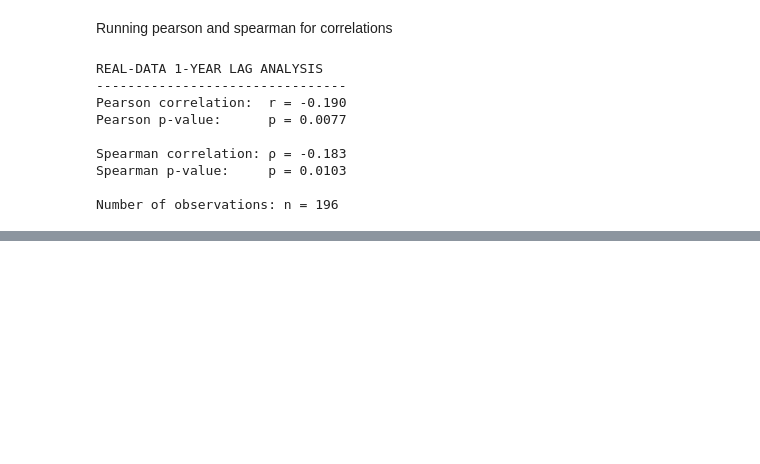
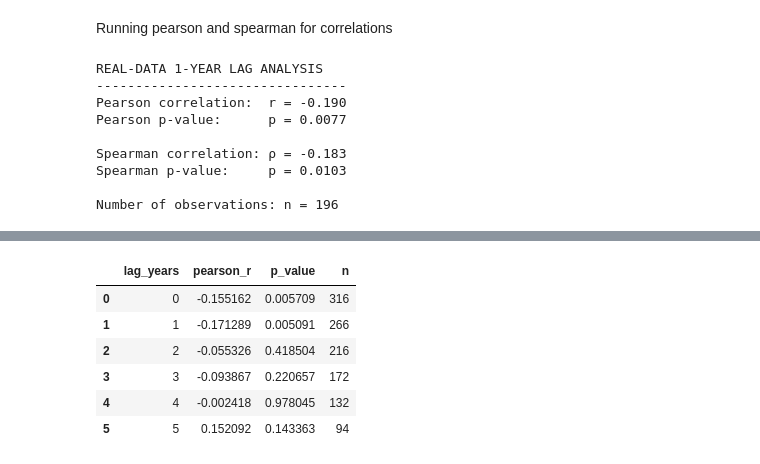
Before and after one commit to FusRaDa/biot670i_capstone_vaccination_project, a Jupyter notebook: perin_notebooks/analysis_engine.ipynb, the cells around one changed output, grey strips where cells are left out. Cells and saved outputs as stored; diff of their text form; code cells hidden in the pictures; blank space fills up the shorter version.

```diff
--- a/perin_notebooks/analysis_engine.ipynb
+++ b/perin_notebooks/analysis_engine.ipynb
@@ -508,0 +517,45 @@ Baseline Pearson r: -0.155
+# %%
+# Multi-year lag analysis: 0 to 5 years
+
+lag_results = []
+
+for lag in range(0, 6):
+
+    temp = measles_df.copy()
+
+    # Shift measles cases backward so coverage in year t
+    # is compared with cases in year t + lag
+    temp[f"cases_lag_{lag}"] = (
+        temp.groupby("state")["measles_cases"]
+            .shift(-lag)
+    )
+
+    # Keep complete pairs only
+    temp = temp.dropna(
+        subset=["measles_coverage_pct", f"cases_lag_{lag}"]
+    )
+
+    # Calculate Pearson correlation
+    r, p = pearsonr(
+        temp["measles_coverage_pct"],
+        temp[f"cases_lag_{lag}"]
+    )
+
+    lag_results.append({
+        "lag_years": lag,
+        "pearson_r": r,
+        "p_value": p,
+        "n": len(temp)
+    })
+
+lag_results_df = pd.DataFrame(lag_results)
+
+lag_results_df
+# %% [output]
+|  | lag_years | pearson_r | p_value | n |
+| 0 | 0 | -0.155162 | 0.005709 | 316 |
+| 1 | 1 | -0.171289 | 0.005091 | 266 |
+| 2 | 2 | -0.055326 | 0.418504 | 216 |
+| 3 | 3 | -0.093867 | 0.220657 | 172 |
+| 4 | 4 | -0.002418 | 0.978045 | 132 |
+| 5 | 5 | 0.152092 | 0.143363 | 94 |
```
Also changed, not shown: parts of 11 cells of this notebook.
